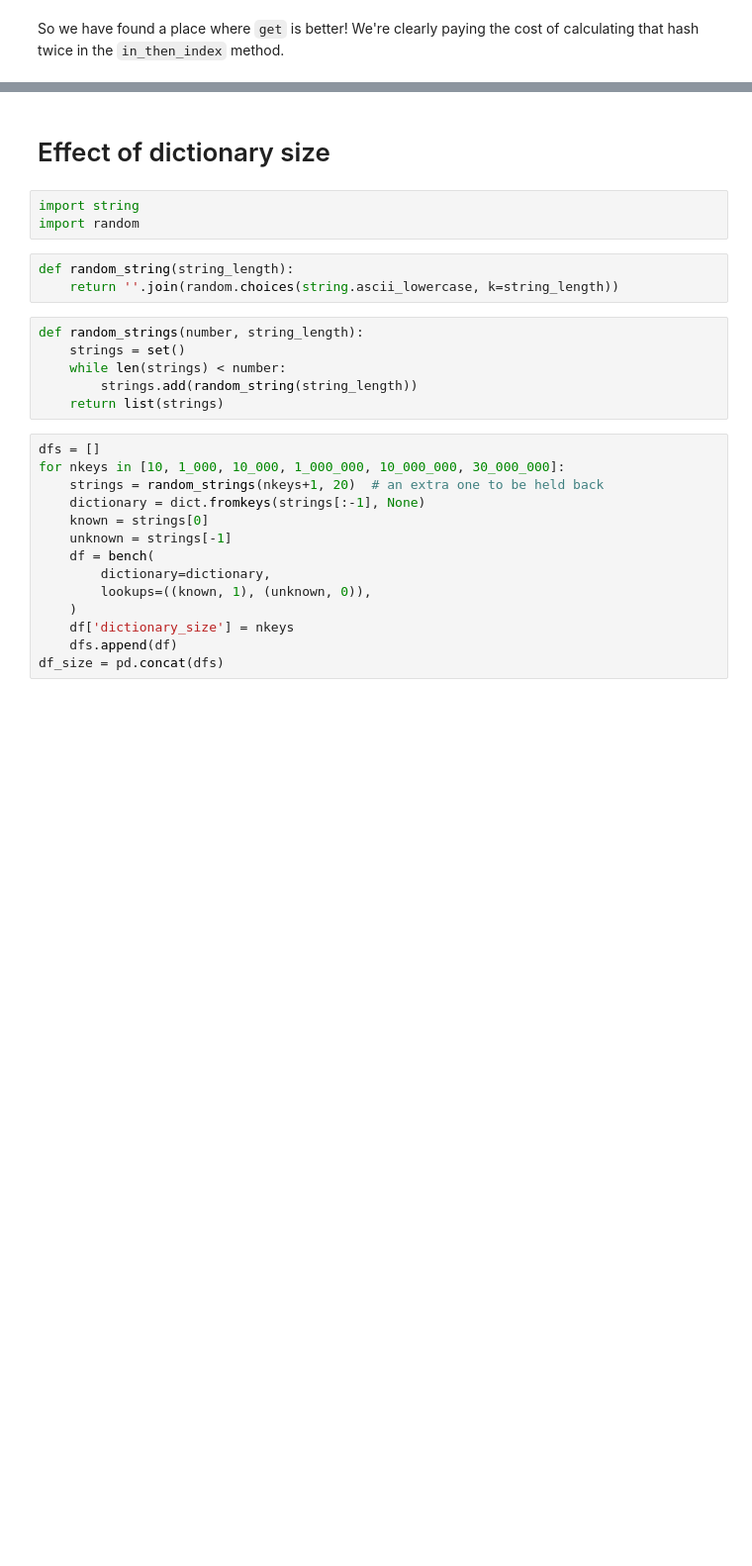
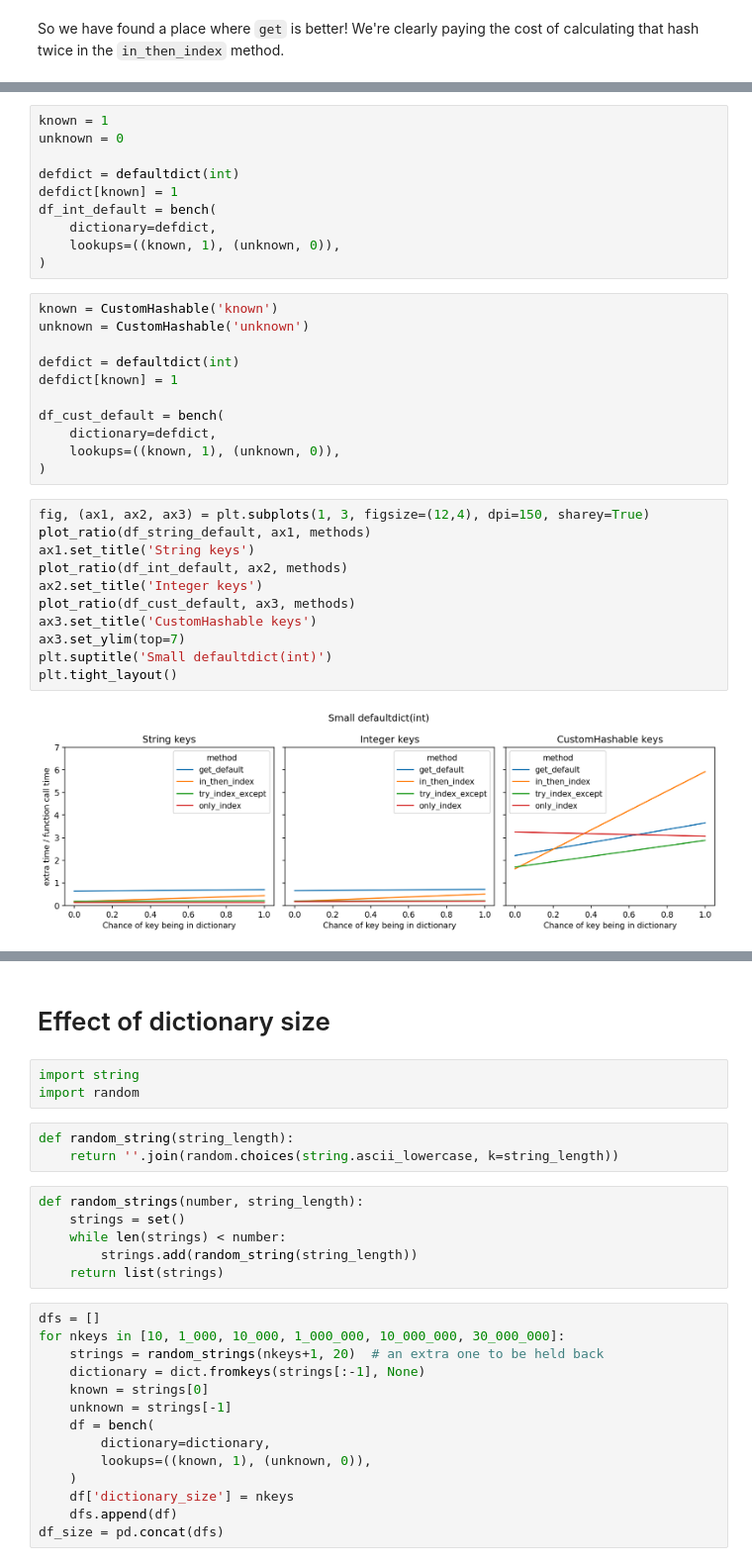
Before and after one commit to alchemyst/performance_comparisons, a Jupyter notebook: Get vs in.ipynb, the cells around one changed output, grey strips where cells are left out. Shown at 99% size. Saved outputs shown, nothing was run; the diff lists cells and outputs as text; blank space fills up the shorter version.

```diff
--- a/Get vs in.ipynb
+++ b/Get vs in.ipynb
@@ -271,0 +307,34 @@ So we have found a place where `get` is better! We're clearly paying the cost of
+# %%
+known = 1
+unknown = 0
+
+defdict = defaultdict(int)
+defdict[known] = 1
+df_int_default = bench(
+    dictionary=defdict,
+    lookups=((known, 1), (unknown, 0)),
+)
+# %%
+known = CustomHashable('known')
+unknown = CustomHashable('unknown')
+
+defdict = defaultdict(int)
+defdict[known] = 1
+
+df_cust_default = bench(
+    dictionary=defdict,
+    lookups=((known, 1), (unknown, 0)),
+)
+# %%
+fig, (ax1, ax2, ax3) = plt.subplots(1, 3, figsize=(12,4), dpi=150, sharey=True)
+plot_ratio(df_string_default, ax1, methods)
+ax1.set_title('String keys')
+plot_ratio(df_int_default, ax2, methods)
+ax2.set_title('Integer keys')
+plot_ratio(df_cust_default, ax3, methods)
+ax3.set_title('CustomHashable keys')
+ax3.set_ylim(top=7)
+plt.suptitle('Small defaultdict(int)')
+plt.tight_layout()
+# %% [output]
+[figure, added]
```
Also changed, not shown: parts of 24 cells of this notebook.
